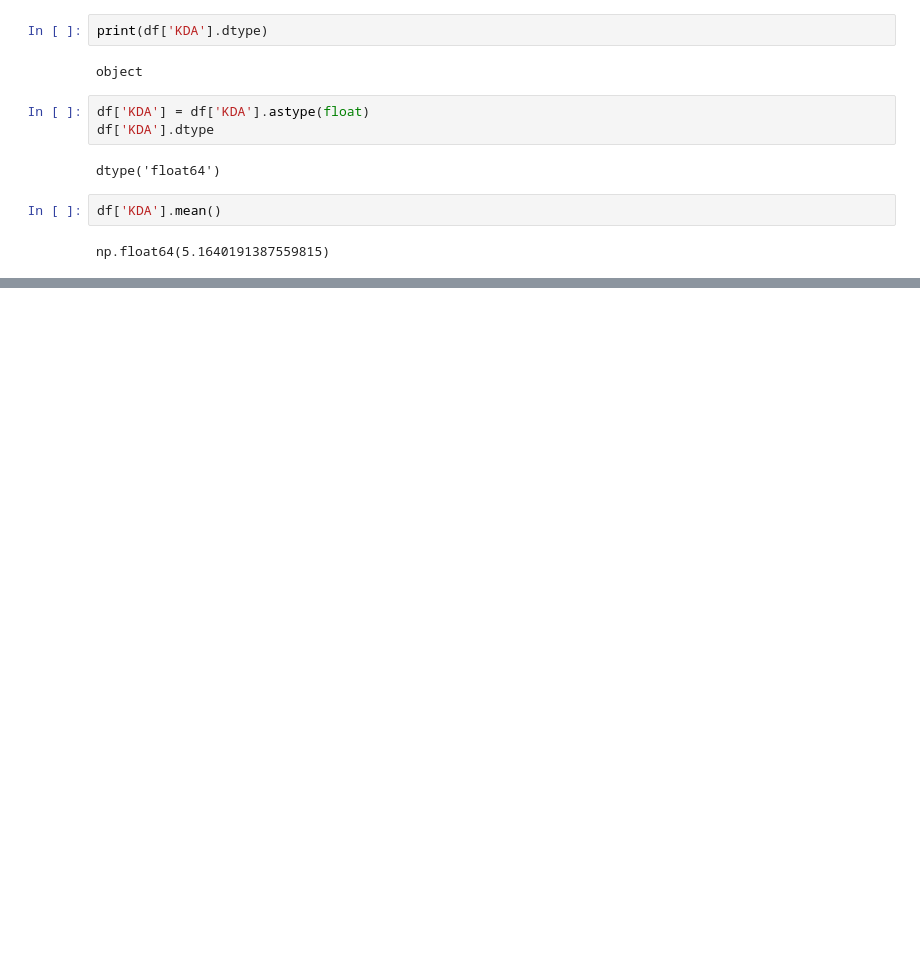
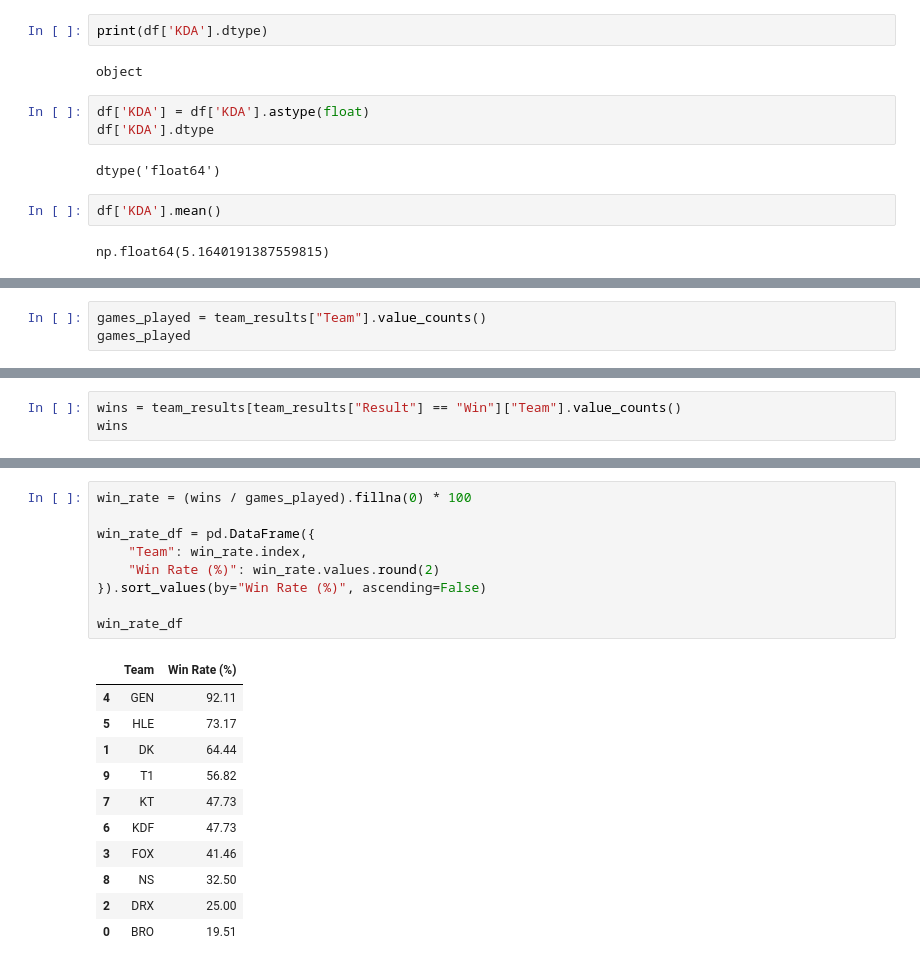
Before and after one commit to NguyenDung0210/LCK_Data_Analysis, a Jupyter notebook: preprocess.ipynb, the cells around one changed output, grey strips where cells are left out. Cells and saved outputs as stored; diff of their text form; blank space fills up the shorter version.

```diff
--- a/preprocess.ipynb
+++ b/preprocess.ipynb
@@ -63,0 +81,3 @@ np.float64(5.1640191387559815)
+# %%
+games_played = team_results["Team"].value_counts()
+games_played
@@ -63,0 +97,3 @@ np.float64(5.1640191387559815)
+# %%
+wins = team_results[team_results["Result"] == "Win"]["Team"].value_counts()
+wins
@@ -63,0 +113,21 @@ np.float64(5.1640191387559815)
+# %%
+win_rate = (wins / games_played).fillna(0) * 100
+
+win_rate_df = pd.DataFrame({
+    "Team": win_rate.index,
+    "Win Rate (%)": win_rate.values.round(2)
+}).sort_values(by="Win Rate (%)", ascending=False)
+
+win_rate_df
+# %% [output]
+|  | Team | Win Rate (%) |
+| 4 | GEN | 92.11 |
+| 5 | HLE | 73.17 |
+| 1 | DK | 64.44 |
+| 9 | T1 | 56.82 |
+| 7 | KT | 47.73 |
+| 6 | KDF | 47.73 |
+| 3 | FOX | 41.46 |
+| 8 | NS | 32.50 |
+| 2 | DRX | 25.00 |
+| 0 | BRO | 19.51 |
```
Also changed, not shown: parts of 5 cells of this notebook.
